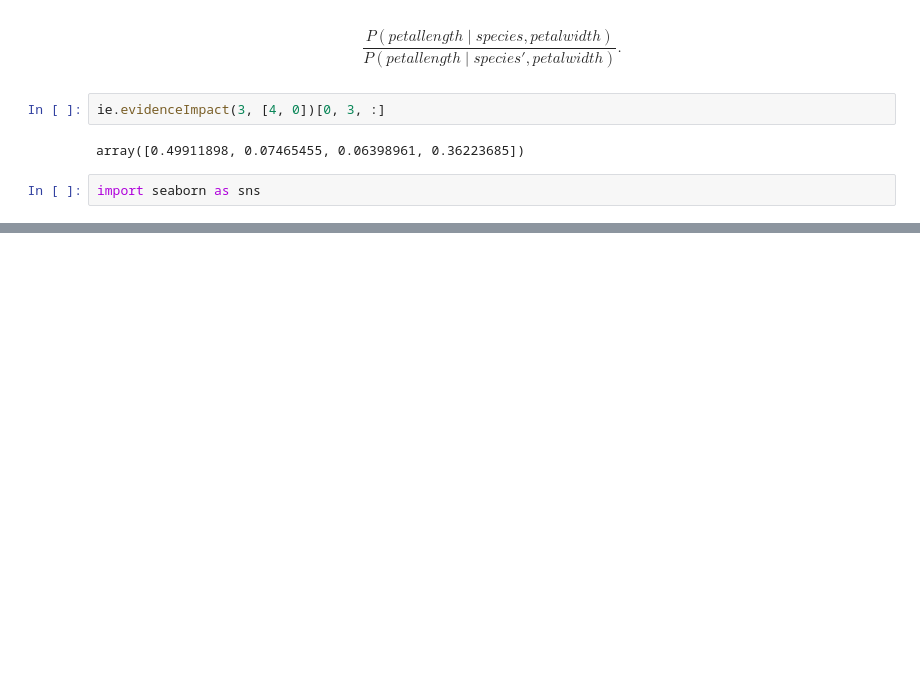
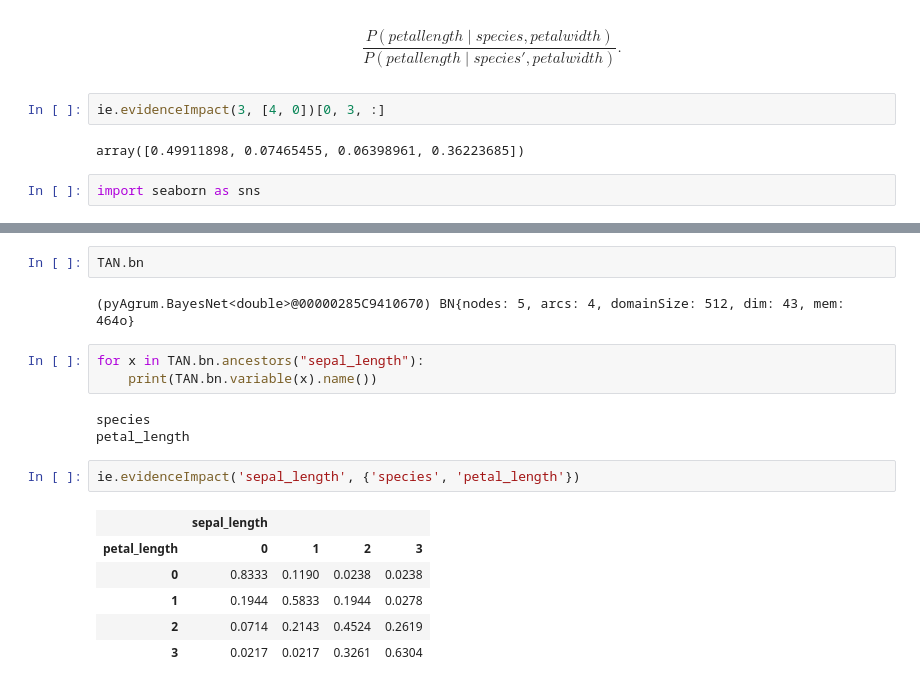
Before and after one commit to bmihaljevic/tfg-interpretml, a Jupyter notebook: experimental_notebooks/tan_and_bn/tan.ipynb, the cells around one changed output, grey strips where cells are left out. Drawn from its saved outputs; the diff is of its cells as text; blank space fills up the shorter version.

```diff
--- a/experimental_notebooks/tan_and_bn/tan.ipynb
+++ b/experimental_notebooks/tan_and_bn/tan.ipynb
@@ -271,0 +303,19 @@ plt.show()
+# %%
+TAN.bn
+# %% [output]
+(pyAgrum.BayesNet<double>@00000285C9410670) BN{nodes: 5, arcs: 4, domainSize: 512, dim: 43, mem: 464o}
+# %%
+for x in TAN.bn.ancestors("sepal_length"):
+    print(TAN.bn.variable(x).name())
+# %% [output]
+species
+petal_length
+# %%
+ie.evidenceImpact('sepal_length', {'species', 'petal_length'})
+# %% [output]
+|  | sepal_length |  |  |  |
+| petal_length | 0 | 1 | 2 | 3 |
+| 0 | 0.8333 | 0.1190 | 0.0238 | 0.0238 |
+| 1 | 0.1944 | 0.5833 | 0.1944 | 0.0278 |
+| 2 | 0.0714 | 0.2143 | 0.4524 | 0.2619 |
+| 3 | 0.0217 | 0.0217 | 0.3261 | 0.6304 |
```
Also changed, not shown: parts of 22 cells of this notebook, 2 other files.
